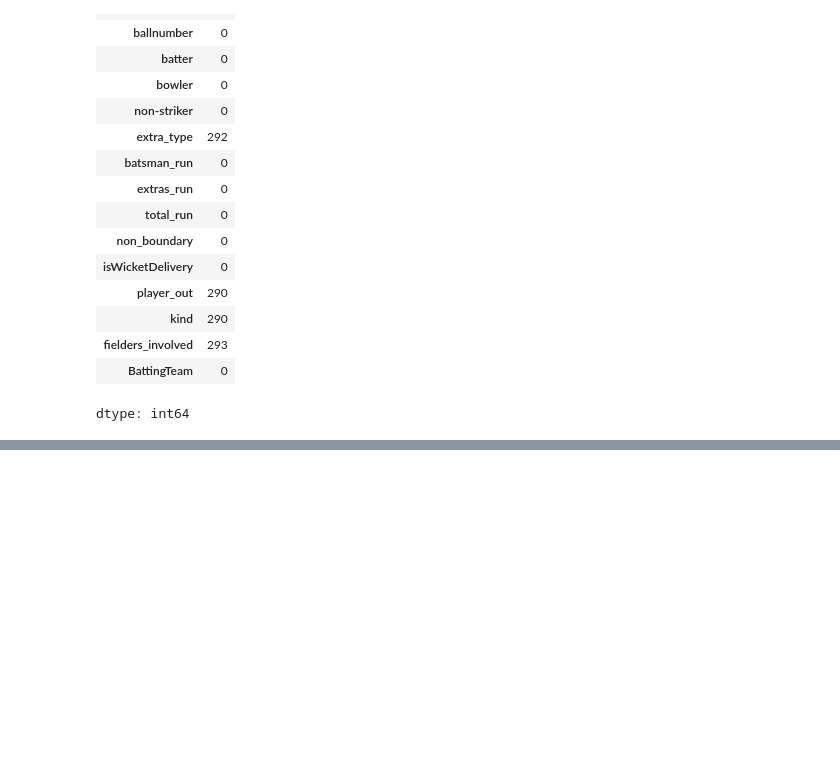
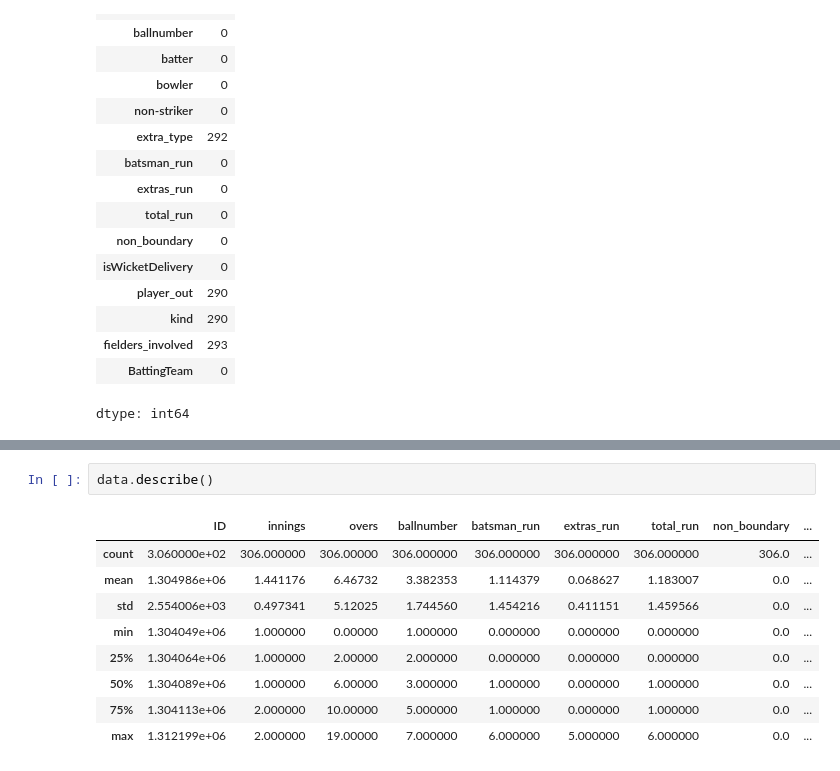
Before and after one commit to amritaa72/Runs-and-Wickets, a Jupyter notebook: ball_by_ball_data.ipynb, the cells around one changed output, grey strips where cells are left out. Drawn from its saved outputs; the diff is of its cells as text; blank space fills up the shorter version.

```diff
--- a/ball_by_ball_data.ipynb
+++ b/ball_by_ball_data.ipynb
@@ -76,0 +131,12 @@ NameError: name 'data' is not defined
+# %%
+data.describe()
+# %% [output]
+|  | ID | innings | overs | ballnumber | batsman_run | extras_run | total_run | non_boundary | ... |
+| count | 3.060000e+02 | 306.000000 | 306.00000 | 306.000000 | 306.000000 | 306.000000 | 306.000000 | 306.0 | ... |
+| mean | 1.304986e+06 | 1.441176 | 6.46732 | 3.382353 | 1.114379 | 0.068627 | 1.183007 | 0.0 | ... |
+| std | 2.554006e+03 | 0.497341 | 5.12025 | 1.744560 | 1.454216 | 0.411151 | 1.459566 | 0.0 | ... |
+| min | 1.304049e+06 | 1.000000 | 0.00000 | 1.000000 | 0.000000 | 0.000000 | 0.000000 | 0.0 | ... |
+| 25% | 1.304064e+06 | 1.000000 | 2.00000 | 2.000000 | 0.000000 | 0.000000 | 0.000000 | 0.0 | ... |
+| 50% | 1.304089e+06 | 1.000000 | 6.00000 | 3.000000 | 1.000000 | 0.000000 | 1.000000 | 0.0 | ... |
+| 75% | 1.304113e+06 | 2.000000 | 10.00000 | 5.000000 | 1.000000 | 0.000000 | 1.000000 | 0.0 | ... |
+| max | 1.312199e+06 | 2.000000 | 19.00000 | 7.000000 | 6.000000 | 5.000000 | 6.000000 | 0.0 | ... |
```
Also changed, not shown: parts of 53 cells of this notebook.
